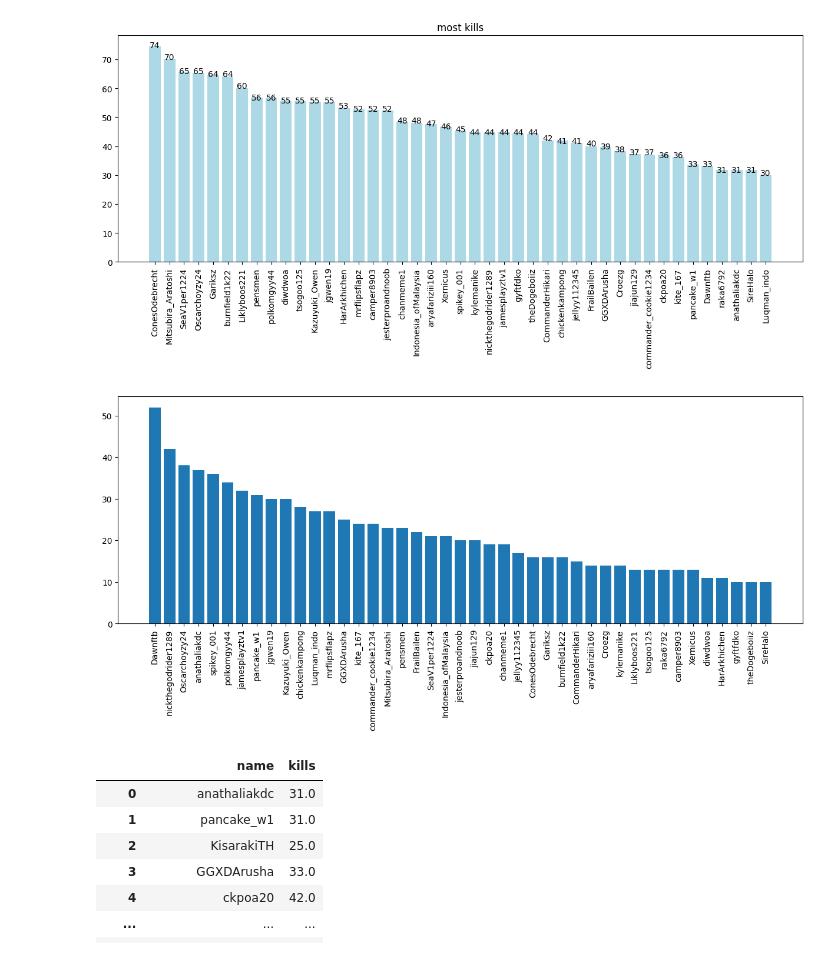
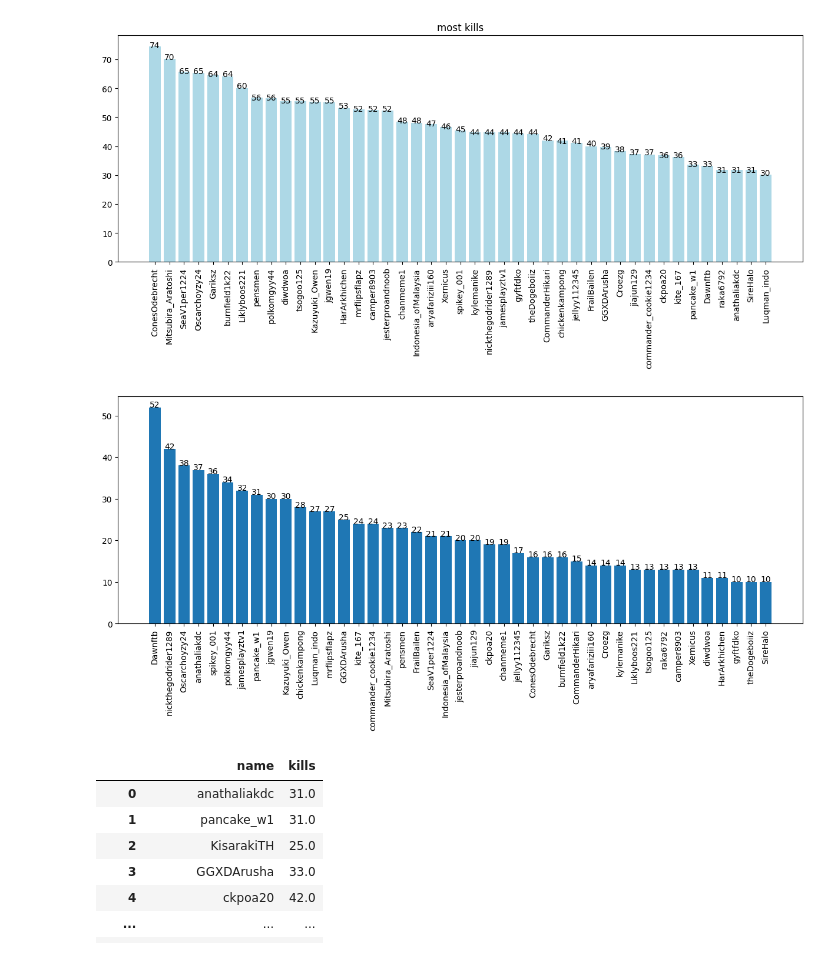
Before and after one commit to cakethehuman/brunswick-audit, a Jupyter notebook: special spikey/main.ipynb, the cells around one changed output. Drawn from its saved outputs; the diff is of its cells as text; code cells hidden in the pictures.

```diff
--- a/special spikey/main.ipynb
+++ b/special spikey/main.ipynb
@@ -237,14 +237,14 @@ df3.sort_values(ascending=False,by="atd")
 | 26 | 🟡 | theDogeboiiz | 44.2 | 10 |
 | 41 | 🟠 | SireHalo | 31.7 | 10 |
 # %%
-def number_format(x1):
+def number_format(dframe,x1,finder):
     for i in range(len(x1)):
-        plt.text(i,(df3["avg"].iloc[i]).astype(int),(df3["avg"].iloc[i]).astype(int), ha ="center")
+        plt.text(i,(dframe[finder].iloc[i]).astype(int),(dframe[finder].iloc[i]).astype(int), ha ="center")
 
 
 plt.figure(figsize=(15,5))
 plt.bar(df3["name"],df3["avg"],color = "lightblue")
-number_format(df3)
+number_format(df3,df3,"avg")
 plt.xticks(rotation = 90)
 plt.title("most kills")
 # %% [output]
@@ -253,12 +253,13 @@ Text(0.5, 1.0, 'most kills')
 # %%
 
 names = df3.sort_values(ascending=False,by="atd")
 plt.figure(figsize=(15,5))
+number_format(names,names,"atd")
 plt.bar(names["name"],names["atd"])
 plt.xticks(rotation = 90)
 plt.show()
 # %% [output]
-[figure, old version]
+[figure, new version]
 # %%
 df
 # %% [output]
```
